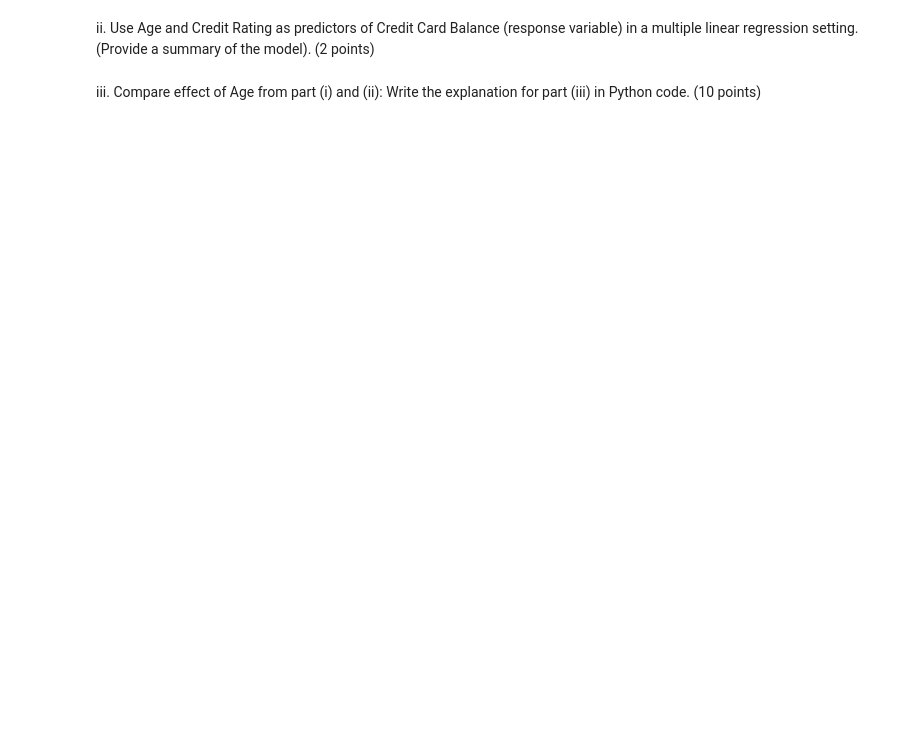
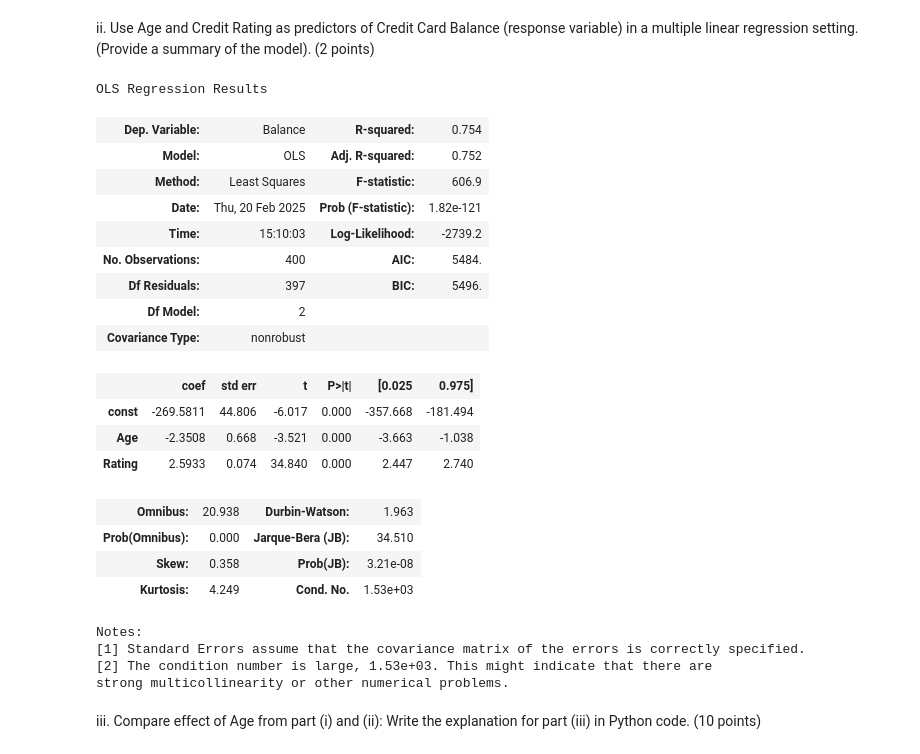
Before and after one commit to ChaseKoronkowski/IFI8420, a Jupyter notebook: Assignment 2/Assignment2 (2-20).ipynb, the cells around one changed output. Saved outputs shown, nothing was run; the diff lists cells and outputs as text; code cells hidden in the pictures; blank space fills up the shorter version.

```diff
--- a/Assignment 2/Assignment2 (2-20).ipynb
+++ b/Assignment 2/Assignment2 (2-20).ipynb
@@ -228,4 +283,39 @@ Notes:
 # %% [markdown]
 ii.	Use Age and Credit Rating as predictors of Credit Card Balance (response variable) in a multiple linear regression setting. (Provide a summary of the model). (2 points)
+# %%
+import statsmodels.api as sm
+
+
+X = df[['Age', 'Rating']]
+y = df['Balance']
+
+X = sm.add_constant(X)
+
+model = sm.OLS(y, X).fit()
+
+model.summary()
+# %% [output]
+OLS Regression Results
+| Dep. Variable: | Balance | R-squared: | 0.754 |
+| Model: | OLS | Adj. R-squared: | 0.752 |
+| Method: | Least Squares | F-statistic: | 606.9 |
+| Date: | Thu, 20 Feb 2025 | Prob (F-statistic): | 1.82e-121 |
+| Time: | 15:10:03 | Log-Likelihood: | -2739.2 |
+| No. Observations: | 400 | AIC: | 5484. |
+| Df Residuals: | 397 | BIC: | 5496. |
+| Df Model: | 2 |  |  |
+| Covariance Type: | nonrobust |  |  |
+|  | coef | std err | t | P>|t| | [0.025 | 0.975] |
+| const | -269.5811 | 44.806 | -6.017 | 0.000 | -357.668 | -181.494 |
+| Age | -2.3508 | 0.668 | -3.521 | 0.000 | -3.663 | -1.038 |
+| Rating | 2.5933 | 0.074 | 34.840 | 0.000 | 2.447 | 2.740 |
+| Omnibus: | 20.938 | Durbin-Watson: | 1.963 |
+| Prob(Omnibus): | 0.000 | Jarque-Bera (JB): | 34.510 |
+| Skew: | 0.358 | Prob(JB): | 3.21e-08 |
+| Kurtosis: | 4.249 | Cond. No. | 1.53e+03 |
+Notes:
+[1] Standard Errors assume that the covariance matrix of the errors is correctly specified.
+[2] The condition number is large, 1.53e+03. This might indicate that there are
+strong multicollinearity or other numerical problems.
 # %% [markdown]
 iii.	Compare effect of Age from part (i) and (ii): Write the explanation for part (iii) in Python code. (10 points)
```
Also changed, not shown: parts of 14 cells of this notebook.
